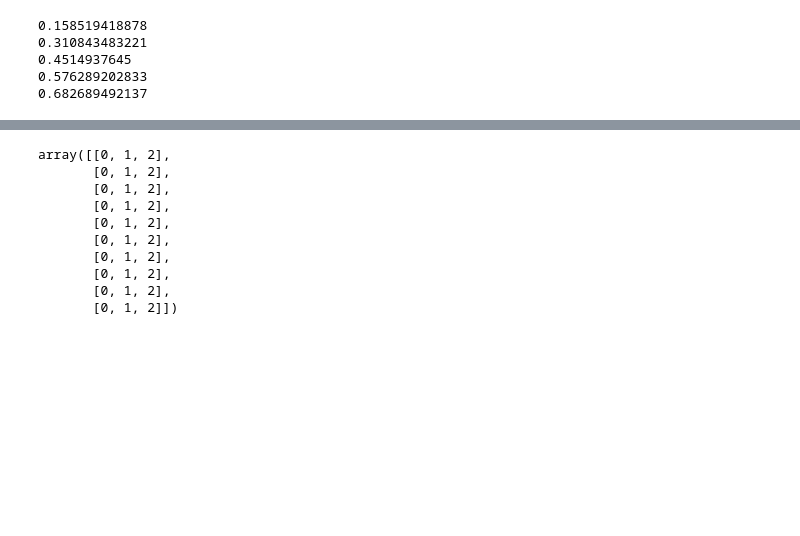
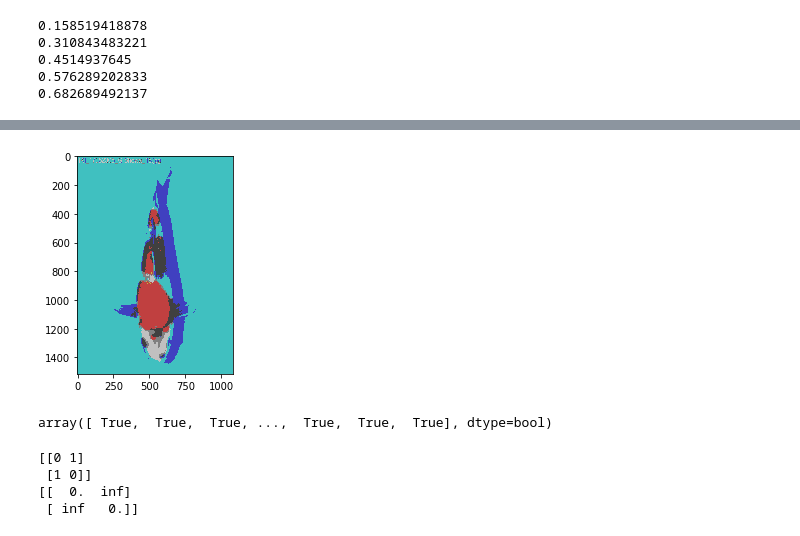
Before and after one commit to Dogiko/KMeans-Clustering, a Jupyter notebook: main.ipynb, the cells around one changed output, grey strips where cells are left out. Saved outputs shown, nothing was run; the diff lists cells and outputs as text; code cells hidden in the pictures; blank space fills up the shorter version.

```diff
--- a/main.ipynb
+++ b/main.ipynb
@@ -427,13 +437,13 @@ s_img = img.reshape(img.shape[0]*img.shape[1], 3).astype("float64")
 # %%
 s_img -= s_img.min()
-s_img *= 255/s_img.max()
+s_img *= 254./s_img.max()
 # %%
 k_means = KMeans(s_img)
 # %%
 k_means.clusters = np.zeros([9,3])
 # %%
 for i in range(8):
-    k_means.clusters[i] = np.array([i%2, int(i/2)%2, int(i/4)%4])*255
+    k_means.clusters[i] = 64.*np.ones((3))+np.array([i%2, int(i/2)%2, int(i/4)%4])*128.
 
 k_means.clusters[8] = np.array([128,128,128])
 # %%
@@ -443,6 +451,8 @@ img_f = np.zeros(img.shape[:2]+(9,))
+# %%
+img_f = np.array(img).reshape(img.shape[0]*img.shape[1], 3)
 # %%
-for i in range(9):
-    img_f[:,:,i] = (k_means.labels == i).reshape(img.shape[:2])
+for i in range(img_f.shape[0]):
+    img_f[i,:3] = k_means.clusters[k_means.labels[i]]
 # %%
 img_filter = np.zeros(img.shape[:2])
 for i in [2,4,6]:
@@ -455,13 +465,9 @@ plt.show()
-# %%
-np.repeat(np.arange(3).reshape(1,3),10,axis=0)
-# %% [output]
-array([[0, 1, 2],
-       [0, 1, 2],
-       [0, 1, 2],
-       [0, 1, 2],
-       [0, 1, 2],
-       [0, 1, 2],
-       [0, 1, 2],
-       [0, 1, 2],
-       [0, 1, 2],
-       [0, 1, 2]])
+# %%
+plt.imshow((img_f.reshape(img.shape)))
+plt.show()
+# %% [output]
+[figure, added]
+# %%
+img_f[:,3]>0
+# %% [output]
+array([ True,  True,  True, ...,  True,  True,  True], dtype=bool)
@@ -467,0 +477,8 @@ array([[0, 1, 2],
+# %%
+print(a)
+print(b)
+# %% [output]
+[[0 1]
+ [1 0]]
+[[  0.  inf]
+ [ inf   0.]]
```
Also changed, not shown: parts of 21 cells of this notebook.
